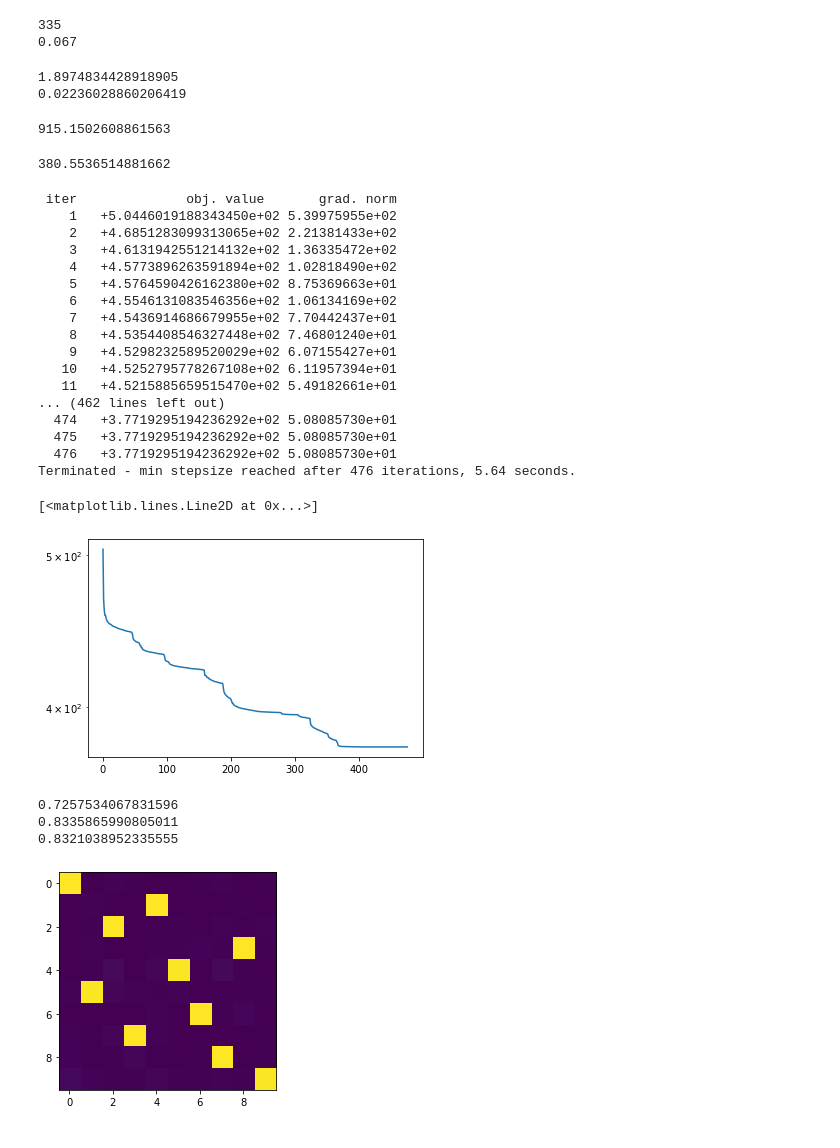
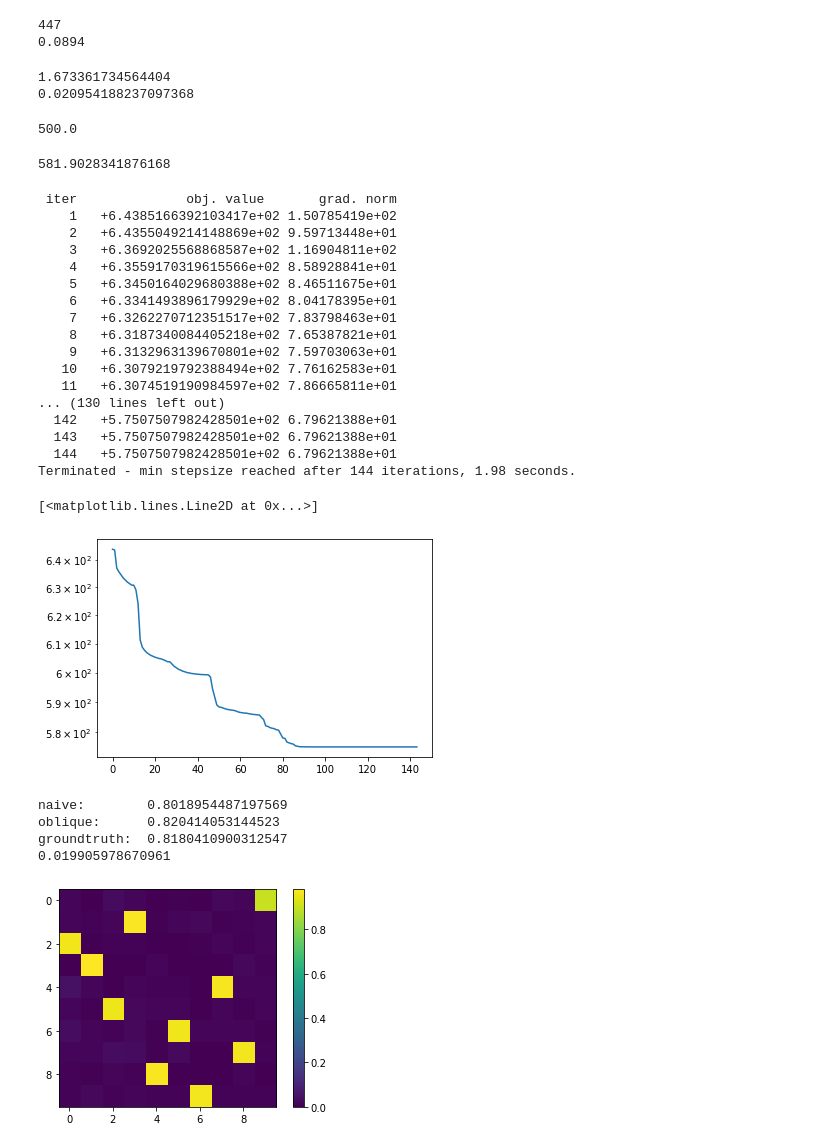
Before and after one commit to simonvary/pynopt, a Jupyter notebook: test_oblique_relax.ipynb, the cells around one changed output. Drawn from its saved outputs; the diff is of its cells as text; code cells hidden in the pictures.

```diff
--- a/test_oblique_relax.ipynb
+++ b/test_oblique_relax.ipynb
@@ -20,10 +20,10 @@ from nopt.tests.generate_qsmat1 import *
 m = 500
 n = 500
 r = 10
-c = 1.5
+c = 2
 alpha = 0.15
 s = round(c*np.sqrt(n)*r) #round(alpha*n*r)
-N = 1000; # number of samples
+N = 400; # number of samples
 
 #s = round(rho_s*n*r)
 alpha = s/(n*r)
@@ -31,11 +31,10 @@ print(s)
 print(alpha)
 #r = round(.5*( m+n - np.sqrt( (m+n)**2 - 4*rho_r*p ) ))
 # %% [output]
-335
-0.067
+447
+0.0894
 # %%
-q0 = GenerateQSMat1((n,r), s)
-q0_noise = q0 + np.random.normal(0, 1, (n, r))
+subspace0, q0 = GenerateQSMat1((n,r), s)
 
 theta = 5; # Signal strength
 samples = np.random.multivariate_normal(np.zeros((n,)), np.eye(n) + theta* q0@q0.T, N).T
@@ -43,16 +42,16 @@ samples = np.random.multivariate_normal(np.zeros((n,)), np.eye(n) + theta* q0@q0
 A = LinearMatrix(samples.T / np.sqrt(N))
 A = LinearMatrix(samples @ samples.T / N)
 # %% [output]
-1.8974834428918905
-0.02236028860206419
+1.673361734564404
+0.020954188237097368
 # %%
-lam = np.sqrt(s)*n/r
+lam = 10*n/r
 print(lam)
-problem = SparsePrincipalSubspace(A, rank = r, sparsity=s, lam=lam)
+problem = SparsePrincipalSubspace(A, rank = r, sparsity=s)
 problem.objective(q0)
 # %% [output]
-915.1502608861563
+500.0
-380.5536514881662
+581.9028341876168
 # %%
 HTr = Rank(r)
 subspaces,_ = HTr.project(A._matrix)
@@ -60,40 +59,43 @@ HTso = SparseOblique(s)
 _, x0 = HTso.project_quasi(subspaces[1])
 # %%
 solver = ObliqueSPCA(logverbosity = 2, maxiter = 10000)
-x, opt_log = solver.solve(problem=problem, x=x0)
+subspace, x, opt_log = solver.solve(problem=problem, lam=lam, x=x0)
 # %% [output]
  iter              obj. value       grad. norm
-    1   +5.0446019188343450e+02 5.39975955e+02
-    2   +4.6851283099313065e+02 2.21381433e+02
-    3   +4.6131942551214132e+02 1.36335472e+02
-    4   +4.5773896263591894e+02 1.02818490e+02
-    5   +4.5764590426162380e+02 8.75369663e+01
-    6   +4.5546131083546356e+02 1.06134169e+02
-    7   +4.5436914686679955e+02 7.70442437e+01
-    8   +4.5354408546327448e+02 7.46801240e+01
-    9   +4.5298232589520029e+02 6.07155427e+01
-   10   +4.5252795778267108e+02 6.11957394e+01
-   11   +4.5215885659515470e+02 5.49182661e+01
-... (462 lines left out)
-  474   +3.7719295194236292e+02 5.08085730e+01
-  475   +3.7719295194236292e+02 5.08085730e+01
-  476   +3.7719295194236292e+02 5.08085730e+01
-Terminated - min stepsize reached after 476 iterations, 5.64 seconds.
+    1   +6.4385166392103417e+02 1.50785419e+02
+    2   +6.4355049214148869e+02 9.59713448e+01
+    3   +6.3692025568868587e+02 1.16904811e+02
+    4   +6.3559170319615566e+02 8.58928841e+01
+    5   +6.3450164029680388e+02 8.46511675e+01
+    6   +6.3341493896179929e+02 8.04178395e+01
+    7   +6.3262270712351517e+02 7.83798463e+01
+    8   +6.3187340084405218e+02 7.65387821e+01
+    9   +6.3132963139670801e+02 7.59703063e+01
+   10   +6.3079219792388494e+02 7.76162583e+01
+   11   +6.3074519190984597e+02 7.86665811e+01
+... (130 lines left out)
+  142   +5.7507507982428501e+02 6.79621388e+01
+  143   +5.7507507982428501e+02 6.79621388e+01
+  144   +5.7507507982428501e+02 6.79621388e+01
+Terminated - min stepsize reached after 144 iterations, 1.98 seconds.
 # %%
 plt.semilogy(opt_log['iterations']['fx'])
 # %% [output]
 [<matplotlib.lines.Line2D at 0x...>]
-[figure, old version]
+[figure, new version]
 # %%
-print(1 - problem.objective(x0) / (2*np.linalg.norm(A._matrix,'fro')**2))
-print(1 - problem.objective(x) / (2*np.linalg.norm(A._matrix,'fro')**2))
-print(1 - problem.objective(q0) / (2*np.linalg.norm(A._matrix,'fro')**2))
+print('naive:       ', 1 - problem.objective(x0) / (2*np.linalg.norm(A._matrix,'fro')**2))
+print('oblique:     ', 1 - problem.objective(x) / (2*np.linalg.norm(A._matrix,'fro')**2))
+print('groundtruth: ', 1 - problem.objective(q0) / (2*np.linalg.norm(A._matrix,'fro')**2))
 if r == 1:
     print(np.linalg.norm( (q0.T @ x) * x - q0))
 else:
     plt.imshow(np.abs(q0.T @ x))
+    plt.colorbar()
+    print(1-np.max(np.abs(q0.T @ x)))
 # %% [output]
-0.7257534067831596
-0.8335865990805011
-0.8321038952335555
+naive:        0.8018954487197569
+oblique:      0.820414053144523
+groundtruth:  0.8180410900312547
+0.019905978670961
-[figure, old version]
+[figure, new version]
```
Also changed, not shown: parts of 6 cells of this notebook, 16 other files.
